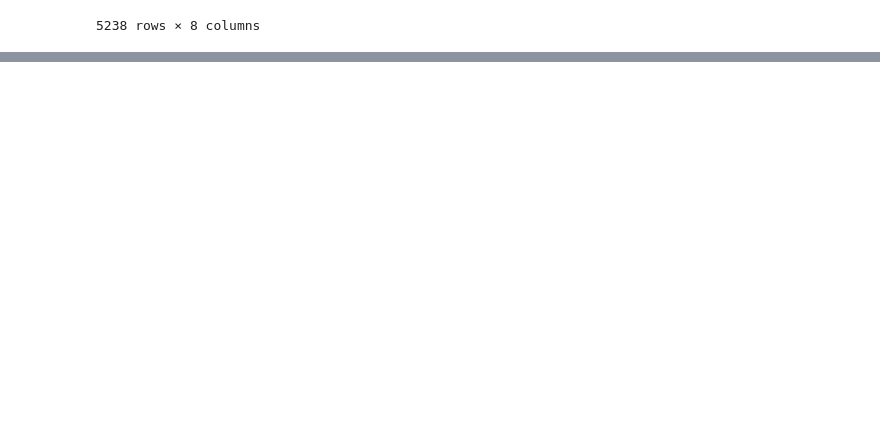
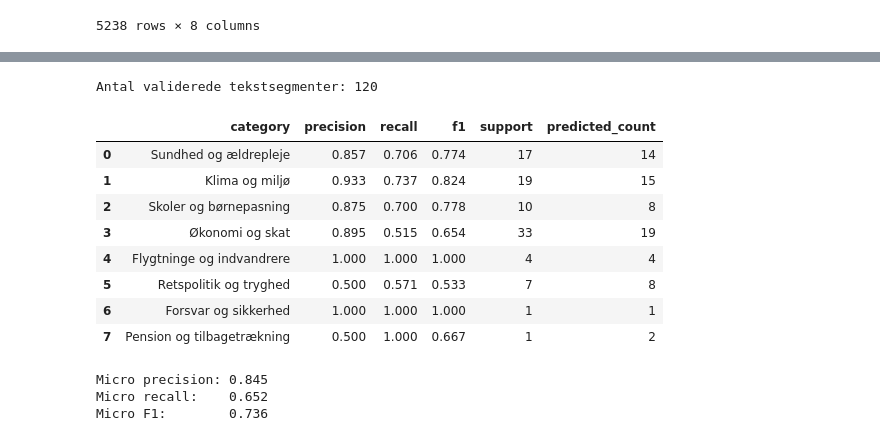
Before and after one commit to Signedue/Politics-Network, a Jupyter notebook: notebooks/mærkesager.ipynb, the cells around one changed output, grey strips where cells are left out. Saved outputs shown, nothing was run; the diff lists cells and outputs as text; code cells hidden in the pictures; blank space fills up the shorter version.

Commit message:
tilføjet classification performance

```diff
--- a/notebooks/mærkesager.ipynb
+++ b/notebooks/mærkesager.ipynb
@@ -369,0 +433,80 @@ Gemt: C:/Users/Baxe/Documents/Uni/Socialgraphs/Project/Politics-Network/data/mae
+# %%
+
+# Indlæs de manuelt gennemgåede kategorier
+validation_labels = pd.read_csv(
+    DATA + "manual_validation_sdn.csv",
+    sep=";",
+    encoding="utf-8-sig"
+)
+
+# Sammenkobl referencelabels og automatisk klassifikation
+validation = validation_labels.merge(
+    validation_predictions,
+    on="segment_id",
+    suffixes=("_manual", "_predicted"),
+    validate="one_to_one"
+)
+
+# Udtræk de manuelle og automatiske klassifikationer
+y_true = validation[
+    [f"{cat}_manual" for cat in KATEGORIER]
+].astype(int).to_numpy()
+
+y_pred = validation[
+    [f"{cat}_predicted" for cat in KATEGORIER]
+].astype(int).to_numpy()
+
+# Beregn performance for hver kategori
+precision, recall, f1, support = precision_recall_fscore_support(
+    y_true,
+    y_pred,
+    average=None,
+    zero_division=0
+)
+
+validation_results = pd.DataFrame({
+    "category": list(KATEGORIER),    "precision": precision,
+    "recall": recall,
+    "f1": f1,
+    "support": support,
+    "predicted_count": y_pred.sum(axis=0)
+})
+
+# Markér kategorier, hvor målene ikke kan beregnes
+validation_results.loc[
+    validation_results["predicted_count"] == 0, "precision"
+] = np.nan
+
+validation_results.loc[
+    validation_results["support"] == 0, ["recall", "f1"]
+] = np.nan
+
+print(f"Antal validerede tekstsegmenter: {len(validation)}")
+
+display(validation_results.round(3))
+
+# Beregn samlet micro-performance
+micro = precision_recall_fscore_support(
+    y_true,
+    y_pred,
+    average="micro",
+    zero_division=0
+)
+
+print(f"Micro precision: {micro[0]:.3f}")
+print(f"Micro recall:    {micro[1]:.3f}")
+print(f"Micro F1:        {micro[2]:.3f}")
+# %% [output]
+Antal validerede tekstsegmenter: 120
+|  | category | precision | recall | f1 | support | predicted_count |
+| 0 | Sundhed og ældrepleje | 0.857 | 0.706 | 0.774 | 17 | 14 |
+| 1 | Klima og miljø | 0.933 | 0.737 | 0.824 | 19 | 15 |
+| 2 | Skoler og børnepasning | 0.875 | 0.700 | 0.778 | 10 | 8 |
+| 3 | Økonomi og skat | 0.895 | 0.515 | 0.654 | 33 | 19 |
+| 4 | Flygtninge og indvandrere | 1.000 | 1.000 | 1.000 | 4 | 4 |
+| 5 | Retspolitik og tryghed | 0.500 | 0.571 | 0.533 | 7 | 8 |
+| 6 | Forsvar og sikkerhed | 1.000 | 1.000 | 1.000 | 1 | 1 |
+| 7 | Pension og tilbagetrækning | 0.500 | 1.000 | 0.667 | 1 | 2 |
+Micro precision: 0.845
+Micro recall:    0.652
+Micro F1:        0.736
```
Also changed, not shown: parts of 4 cells of this notebook, 5 other files.
